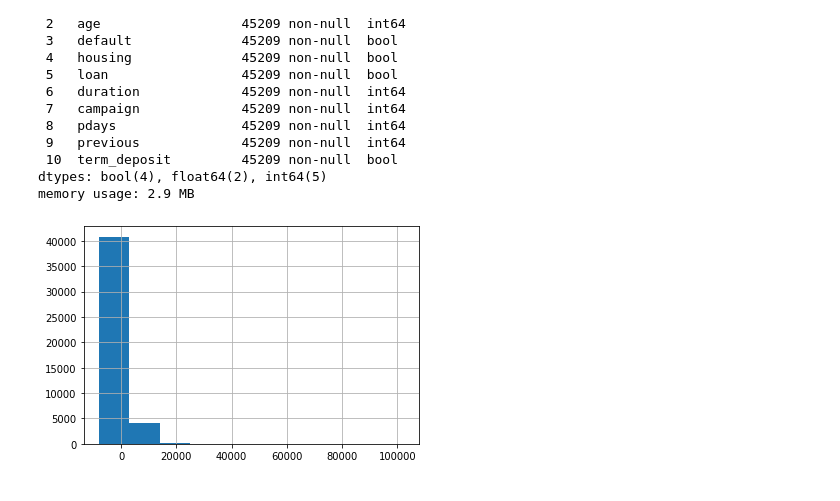
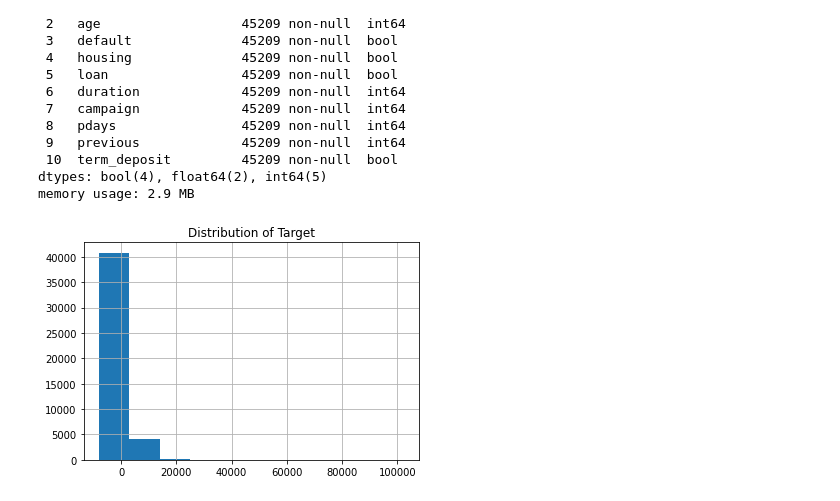
Before and after one commit to shaq31415926/ip302, a Jupyter notebook: notebooks/03-sh-ip302-lecture.ipynb, the cells around one changed output. Saved outputs shown, nothing was run; the diff lists cells and outputs as text; code cells hidden in the pictures.

```diff
--- a/notebooks/03-sh-ip302-lecture.ipynb
+++ b/notebooks/03-sh-ip302-lecture.ipynb
@@ -254,9 +256,10 @@ memory usage: 2.9 MB
 target = users_data.total_amount_usd
 features = users_data.drop(['total_amount_usd'], axis = 1)
 # %%
-target.hist();
+target.hist()
+plt.title("Distribution of Target");
 # %% [output]
-[figure, old version]
+[figure, new version]
 # %%
 # split into test and training data
 # we will pick this up next week...
```
Also changed, not shown: parts of 3 cells of this notebook.
